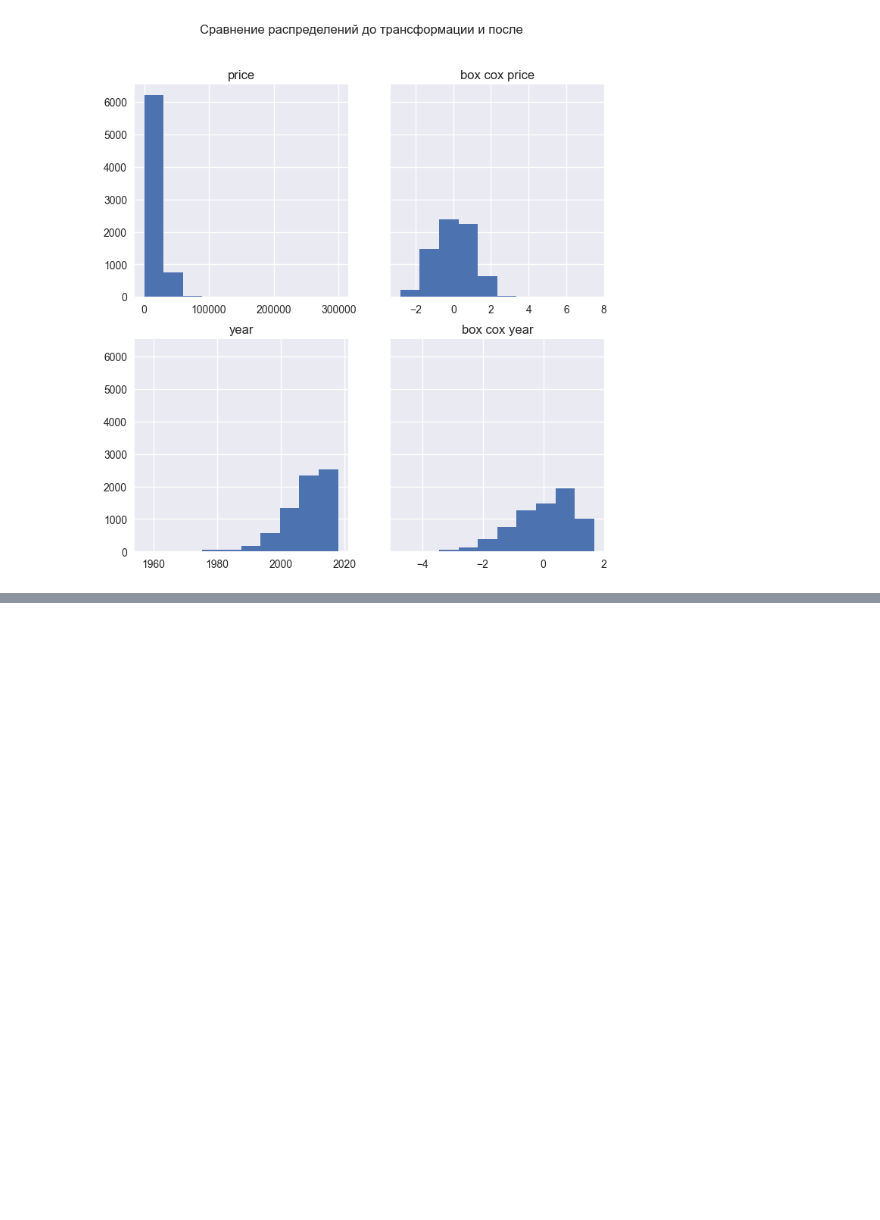
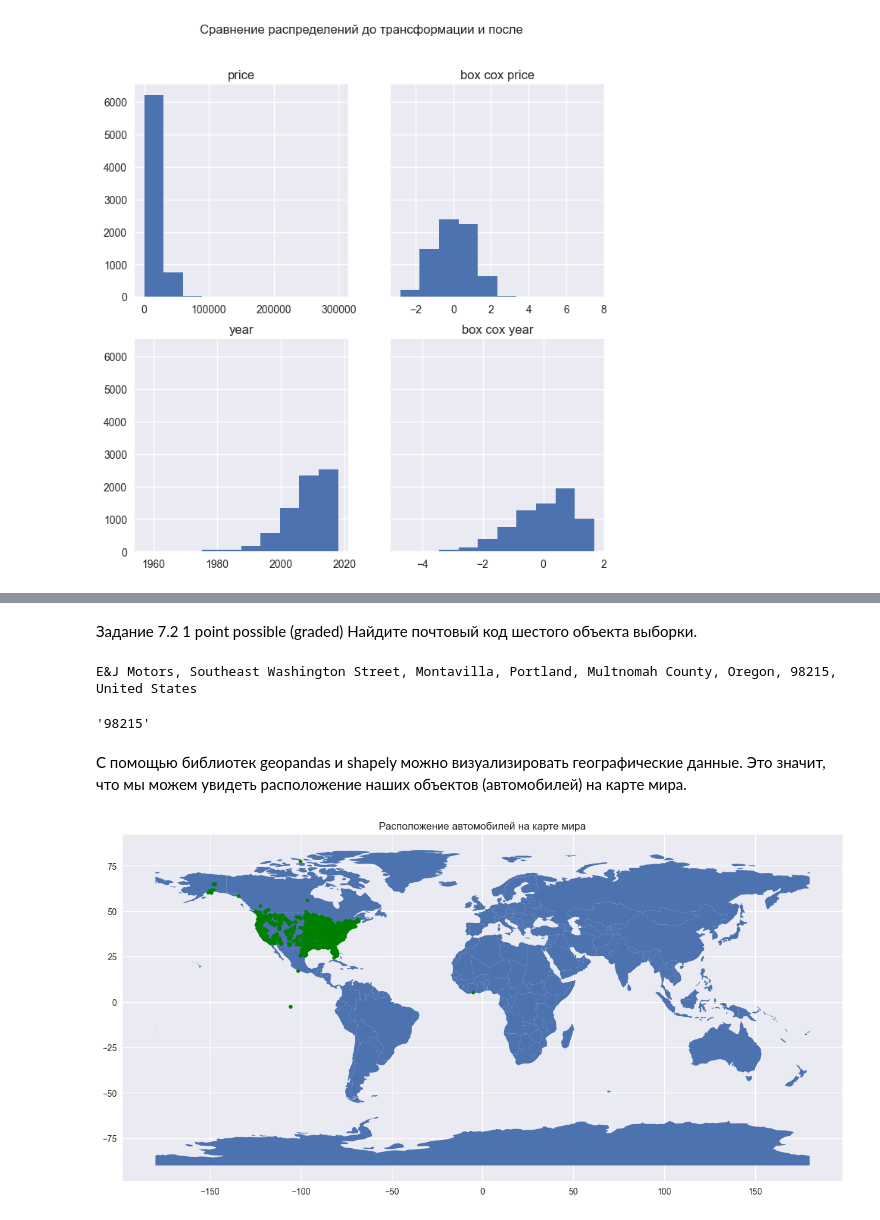
Before and after one commit to kdunaev-a10/SkillFactory-DTS, a Jupyter notebook: module-ML/ML6/ml6.ipynb, the cells around one changed output, grey strips where cells are left out. Cells and saved outputs as stored; diff of their text form; code cells hidden in the pictures; blank space fills up the shorter version.

```diff
--- a/module-ML/ML6/ml6.ipynb
+++ b/module-ML/ML6/ml6.ipynb
@@ -830,0 +833,4 @@ plt.show()
+# %%
+from geopy.geocoders import Nominatim
+
+data = pd.read_excel('data/data_ford_price.xlsx')
@@ -830,0 +860,17 @@ plt.show()
+# %% [markdown]
+ Задание 7.2
+1 point possible (graded)
+Найдите почтовый код шестого объекта выборки.
+# %%
+Latitude = str(data['lat'][5])
+Longitude = str(data['long'][5])
+location = geolocator.reverse(Latitude+","+Longitude)
+print(location)
+
+adress = location.raw['address']
+display(adress['postcode'])
+# %% [output]
+E&J Motors, Southeast Washington Street, Montavilla, Portland, Multnomah County, Oregon, 98215, United States
+'98215'
+# %% [markdown]
+С помощью библиотек geopandas и shapely можно визуализировать географические данные. Это значит, что мы можем увидеть расположение наших объектов (автомобилей) на карте мира.
@@ -830,0 +881,15 @@ plt.show()
+# %%
+from shapely.geometry import Point
+import geopandas as gpd
+from geopandas import GeoDataFrame
+
+geometry = [Point(xy) for xy in zip(data['long'], data['lat'])]
+gdf = GeoDataFrame(data, geometry=geometry)
+
+world = gpd.read_file(gpd.datasets.get_path('naturalearth_lowres'))
+gdf.plot(ax=world.plot(figsize=(15, 15)), marker='o', color='green', markersize=15)
+
+plt.title('Расположение автомобилей на карте мира')
+plt.show()
+# %% [output]
+[figure, added]
```
Also changed, not shown: parts of 21 cells of this notebook, 3 other files.
